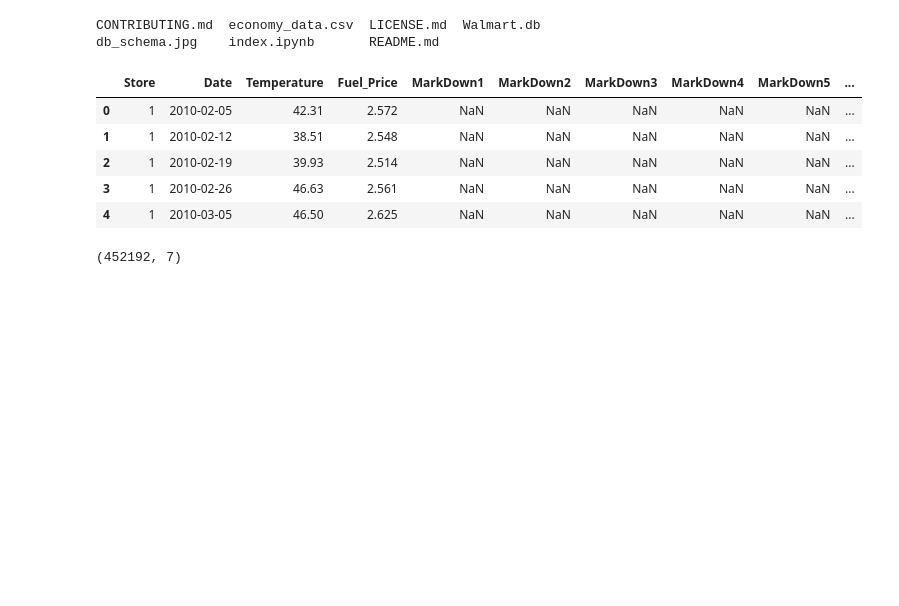
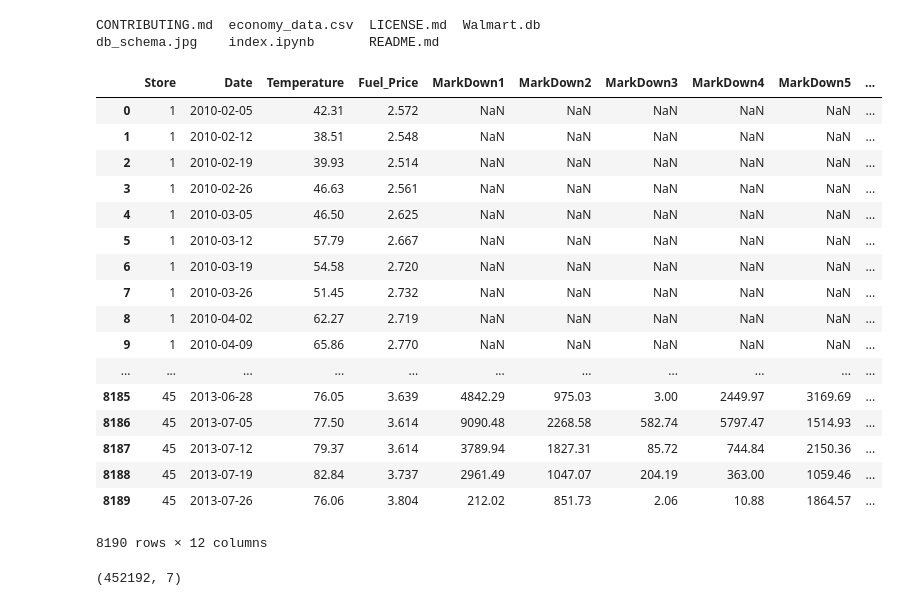
Before and after one commit to UpwardTrajectory/dsc-1-12-04-obtaining-our-data-lab-seattle-ds-career-040119, a Jupyter notebook: index.ipynb, the cells around one changed output. Saved outputs shown, nothing was run; the diff lists cells and outputs as text; code cells hidden in the pictures; blank space fills up the shorter version.

```diff
--- a/index.ipynb
+++ b/index.ipynb
@@ -33,14 +33,26 @@ import pandas as pd
 import sqlite3 as sql
 # %%
 econ_df = pd.read_csv('economy_data.csv')
-econ_df.head()
+econ_df
 # %% [output]
 |  | Store | Date | Temperature | Fuel_Price | MarkDown1 | MarkDown2 | MarkDown3 | MarkDown4 | MarkDown5 | ... |
 | 0 | 1 | 2010-02-05 | 42.31 | 2.572 | NaN | NaN | NaN | NaN | NaN | ... |
 | 1 | 1 | 2010-02-12 | 38.51 | 2.548 | NaN | NaN | NaN | NaN | NaN | ... |
 | 2 | 1 | 2010-02-19 | 39.93 | 2.514 | NaN | NaN | NaN | NaN | NaN | ... |
 | 3 | 1 | 2010-02-26 | 46.63 | 2.561 | NaN | NaN | NaN | NaN | NaN | ... |
 | 4 | 1 | 2010-03-05 | 46.50 | 2.625 | NaN | NaN | NaN | NaN | NaN | ... |
+| 5 | 1 | 2010-03-12 | 57.79 | 2.667 | NaN | NaN | NaN | NaN | NaN | ... |
+| 6 | 1 | 2010-03-19 | 54.58 | 2.720 | NaN | NaN | NaN | NaN | NaN | ... |
+| 7 | 1 | 2010-03-26 | 51.45 | 2.732 | NaN | NaN | NaN | NaN | NaN | ... |
+| 8 | 1 | 2010-04-02 | 62.27 | 2.719 | NaN | NaN | NaN | NaN | NaN | ... |
+| 9 | 1 | 2010-04-09 | 65.86 | 2.770 | NaN | NaN | NaN | NaN | NaN | ... |
+| ... | ... | ... | ... | ... | ... | ... | ... | ... | ... | ... |
+| 8185 | 45 | 2013-06-28 | 76.05 | 3.639 | 4842.29 | 975.03 | 3.00 | 2449.97 | 3169.69 | ... |
+| 8186 | 45 | 2013-07-05 | 77.50 | 3.614 | 9090.48 | 2268.58 | 582.74 | 5797.47 | 1514.93 | ... |
+| 8187 | 45 | 2013-07-12 | 79.37 | 3.614 | 3789.94 | 1827.31 | 85.72 | 744.84 | 2150.36 | ... |
+| 8188 | 45 | 2013-07-19 | 82.84 | 3.737 | 2961.49 | 1047.07 | 204.19 | 363.00 | 1059.46 | ... |
+| 8189 | 45 | 2013-07-26 | 76.06 | 3.804 | 212.02 | 851.73 | 2.06 | 10.88 | 1864.57 | ... |
+8190 rows × 12 columns
 # %%
 con = sql.connect('Walmart.db')
 cur = con.cursor()
```
